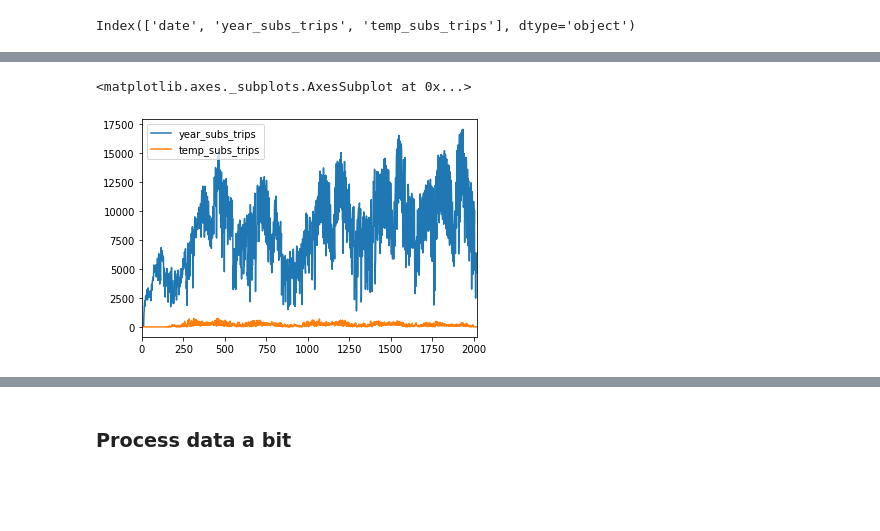
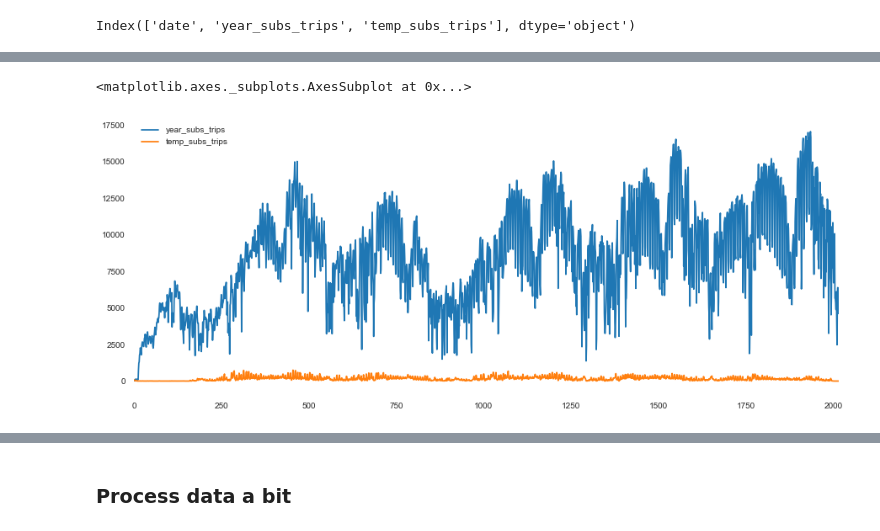
Before and after one commit to dgarhdez/data-analysis-with-pandas, a Jupyter notebook: intro_to_pandas/s15_intro_to_pandas_ex.ipynb, the cells around one changed output, grey strips where cells are left out. Drawn from its saved outputs; the diff is of its cells as text; code cells hidden in the pictures; blank space fills up the shorter version.

```diff
--- a/intro_to_pandas/s15_intro_to_pandas_ex.ipynb
+++ b/intro_to_pandas/s15_intro_to_pandas_ex.ipynb
@@ -59,8 +68,8 @@ Index(['date', 'year_subs_trips', 'temp_subs_trips'], dtype='object')
 # %%
-bicimad.plot()  # uses matplotlib.pyplot to plot
+bicimad.plot(figsize=(15, 6))  # uses matplotlib.pyplot to plot
 # %% [output]
 <matplotlib.axes._subplots.AxesSubplot at 0x...>
-[figure, old version]
+[figure, new version]
 # %%
 sns.pairplot(bicimad.iloc[:, 1:])  # useful plot from seaborn to get an idea of how the data looks like
 # %% [output]
```
Also changed, not shown: parts of 19 cells of this notebook, 27 other files.
